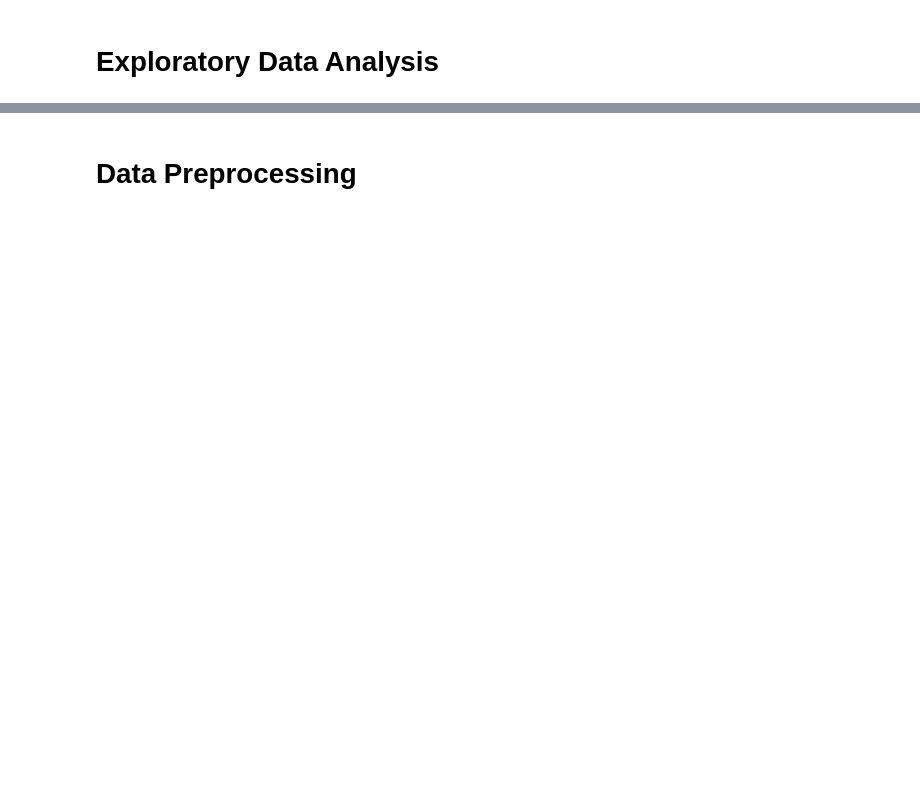
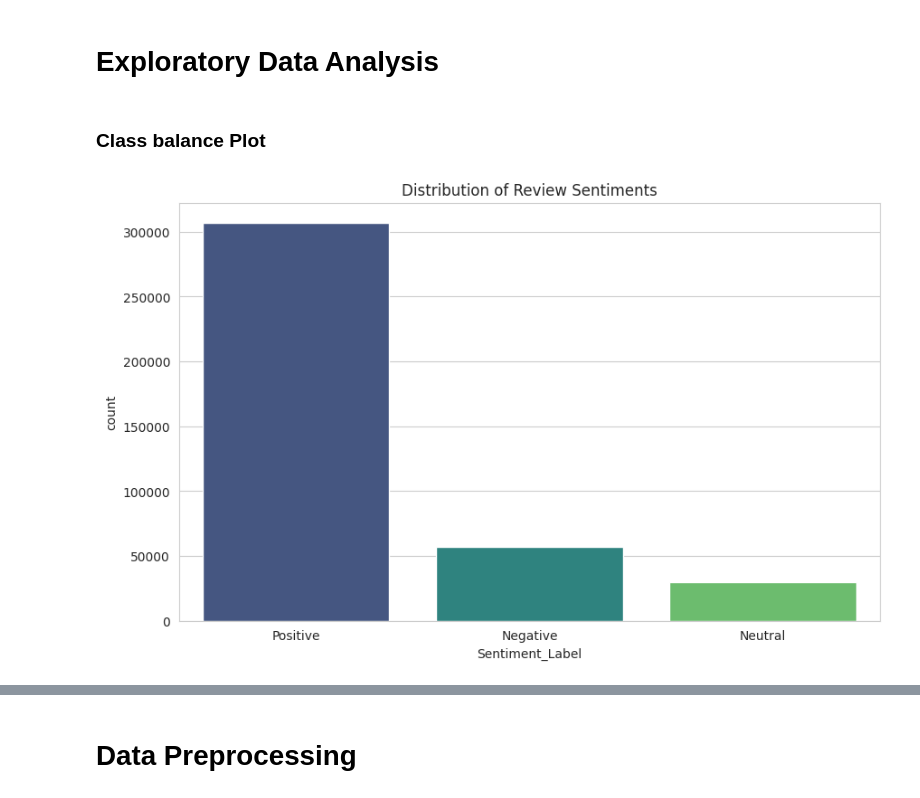
Before and after one commit to AdityaT-psyduck/Review-Sentiment-Analysis, a Jupyter notebook: sentiment-analysis-pro.ipynb, the cells around one changed output, grey strips where cells are left out. Drawn from its saved outputs; the diff is of its cells as text; code cells hidden in the pictures; blank space fills up the shorter version.

```diff
--- a/sentiment-analysis-pro.ipynb
+++ b/sentiment-analysis-pro.ipynb
@@ -73,3 +103,18 @@ Dataset loaded successfully. Initial shape: (568454, 3)
 # %% [markdown]
 # Exploratory Data Analysis
+# %% [markdown]
+### Class balance Plot
+# %%
+def map_sentiment(score):
+    if score >= 4: return 'Positive'
+    elif score <= 2: return 'Negative'
+    else: return 'Neutral'
+df['Sentiment_Label'] = df['Score'].apply(map_sentiment)
+
+plt.figure(figsize=(10, 6))
+sns.countplot(x='Sentiment_Label', data=df, order=['Positive', 'Negative', 'Neutral'], palette='viridis')
+plt.title('Distribution of Review Sentiments')
+plt.show()
+# %% [output]
+[figure, added]
 # %% [markdown]
```
Also changed, not shown: parts of 83 cells of this notebook.
